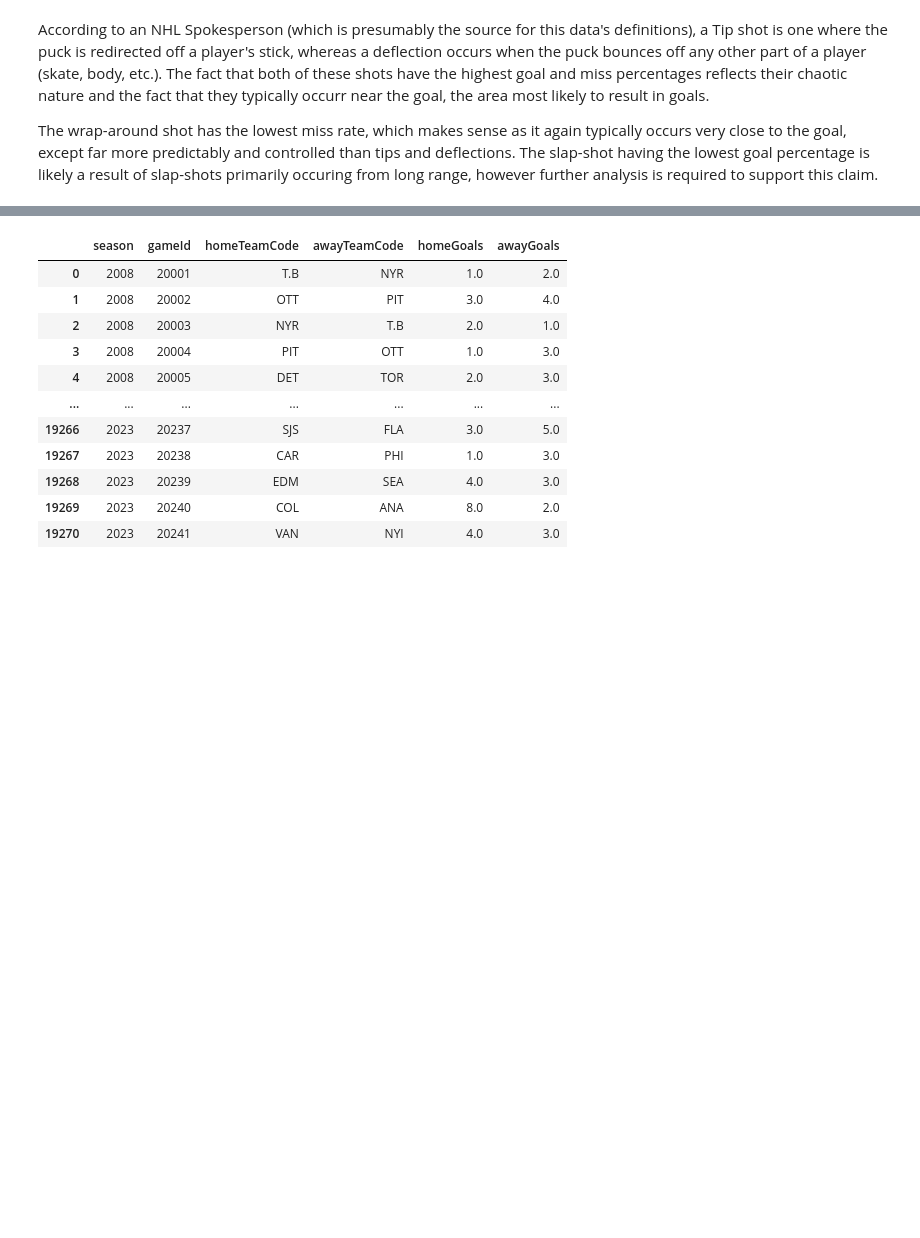
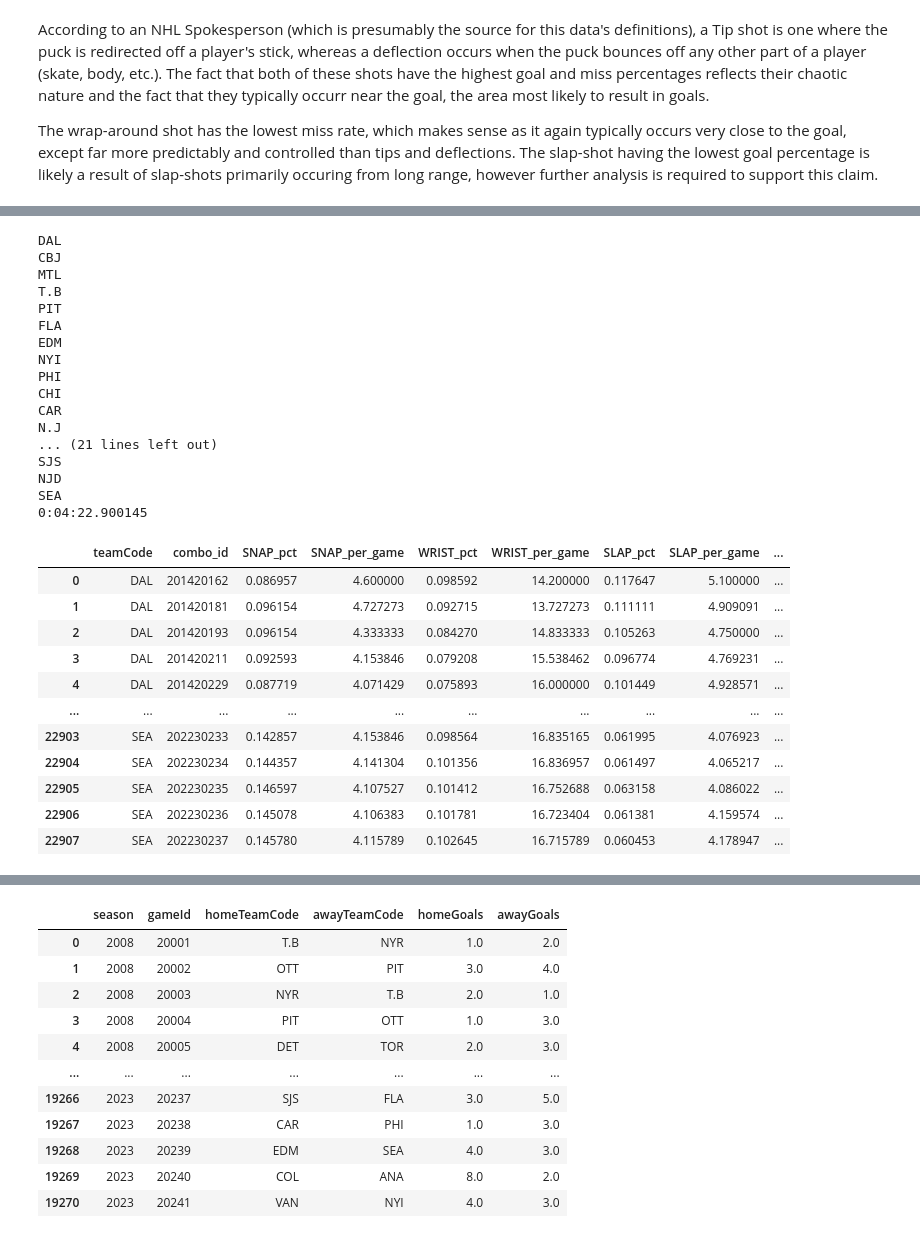
Before and after one commit to traskcon/NHL-Predictions, a Jupyter notebook: NHL-EDGE-Predictions.ipynb, the cells around one changed output, grey strips where cells are left out. Saved outputs shown, nothing was run; the diff lists cells and outputs as text; code cells hidden in the pictures; blank space fills up the shorter version.

```diff
--- a/NHL-EDGE-Predictions.ipynb
+++ b/NHL-EDGE-Predictions.ipynb
@@ -507,0 +435,80 @@ array(['DAL', 'CBJ', 'MTL', 'T.B', 'PIT', 'FLA', 'EDM', 'NYI', 'PHI',
+# %%
+shot_df = shot_data[shot_data["shotOnEmptyNet"] == 0]
+shot_df = shot_df[shot_df["event"] != "MISS"]
+shot_df = shot_df.reset_index(drop=True)
+
+shot_df["combo_id"] = shot_df["season"].astype('str') + shot_df["game_id"].astype('str')
+shot_df["combo_id"] = shot_df["combo_id"].astype("int64")
+
+team_codes = pd.unique(shot_df["teamCode"])
+hist_team_data = pd.DataFrame()
+teams = []
+games = []
+shot_dict = {"SNAP":[[],[]],"WRIST":[[],[]],"SLAP":[[],[]],"BACK":[[],[]],"WRAP":[[],[]],"TIP":[[],[]],"DEFL":[[],[]]}
+#Track runtime
+start = dt.datetime.now()
+for team in team_codes:
+    print(team)
+    team_df = shot_df[shot_df["teamCode"] == team]
+    team_games = pd.unique(team_df["combo_id"])
+    team_games = np.sort(team_games)[10:]
+    for game in team_games:
+        #Skip first ten games of the dataset, just to get a reasonable sample size
+        shots = team_df[(team_df["combo_id"] < game) & (team_df["combo_id"] > (game-1e5))]
+        games_played = pd.unique(shots["combo_id"])
+        #Use data from before game and within the last season
+        for shot_type in shot_dict.keys():
+            shot_counts = shots[shots["shotType"] == shot_type].groupby(["event"])["time"].count()
+            try:
+                shot_pct = shot_counts["GOAL"] / sum(shot_counts)
+            except:
+                shot_pct = 0 #If there's no goal for a given shot type, shooting percentage is zero
+            shots_per_game = sum(shot_counts) / len(games_played)
+            shot_dict[shot_type][0].append(shot_pct)
+            shot_dict[shot_type][1].append(shots_per_game)
+    teams.extend([team]*len(team_games))
+    games.extend(team_games)
+
+hist_team_data["teamCode"] = teams
+hist_team_data["combo_id"] = games
+for shot_type in shot_dict.keys():
+    shot_pct = shot_type + "_pct"
+    shot_per_game = shot_type + "_per_game"
+    hist_team_data[shot_pct] = shot_dict[shot_type][0]
+    hist_team_data[shot_per_game] = shot_dict[shot_type][1]
+
+end = dt.datetime.now()
+time = end - start
+print(time) #Takes about 8-9 seconds to calculate all the historical data for a given team
+#Works out to ~4.5 minutes to do for all teams
+hist_team_data
+# %% [output]
+DAL
+CBJ
+MTL
+T.B
+PIT
+FLA
+EDM
+NYI
+PHI
+CHI
+CAR
+N.J
+... (21 lines left out)
+SJS
+NJD
+SEA
+0:04:22.900145
+|  | teamCode | combo_id | SNAP_pct | SNAP_per_game | WRIST_pct | WRIST_per_game | SLAP_pct | SLAP_per_game | ... |
+| 0 | DAL | 201420162 | 0.086957 | 4.600000 | 0.098592 | 14.200000 | 0.117647 | 5.100000 | ... |
+| 1 | DAL | 201420181 | 0.096154 | 4.727273 | 0.092715 | 13.727273 | 0.111111 | 4.909091 | ... |
+| 2 | DAL | 201420193 | 0.096154 | 4.333333 | 0.084270 | 14.833333 | 0.105263 | 4.750000 | ... |
+| 3 | DAL | 201420211 | 0.092593 | 4.153846 | 0.079208 | 15.538462 | 0.096774 | 4.769231 | ... |
+| 4 | DAL | 201420229 | 0.087719 | 4.071429 | 0.075893 | 16.000000 | 0.101449 | 4.928571 | ... |
+| ... | ... | ... | ... | ... | ... | ... | ... | ... | ... |
+| 22903 | SEA | 202230233 | 0.142857 | 4.153846 | 0.098564 | 16.835165 | 0.061995 | 4.076923 | ... |
+| 22904 | SEA | 202230234 | 0.144357 | 4.141304 | 0.101356 | 16.836957 | 0.061497 | 4.065217 | ... |
+| 22905 | SEA | 202230235 | 0.146597 | 4.107527 | 0.101412 | 16.752688 | 0.063158 | 4.086022 | ... |
+| 22906 | SEA | 202230236 | 0.145078 | 4.106383 | 0.101781 | 16.723404 | 0.061381 | 4.159574 | ... |
+| 22907 | SEA | 202230237 | 0.145780 | 4.115789 | 0.102645 | 16.715789 | 0.060453 | 4.178947 | ... |
```
Also changed, not shown: parts of 35 cells of this notebook.
